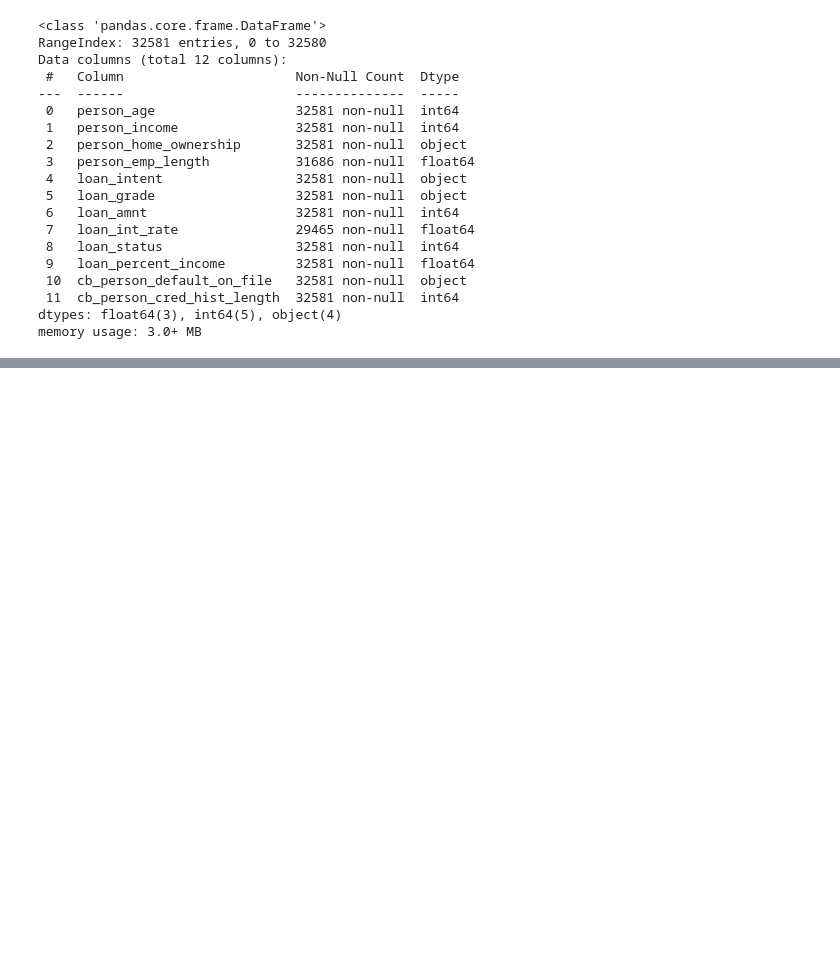
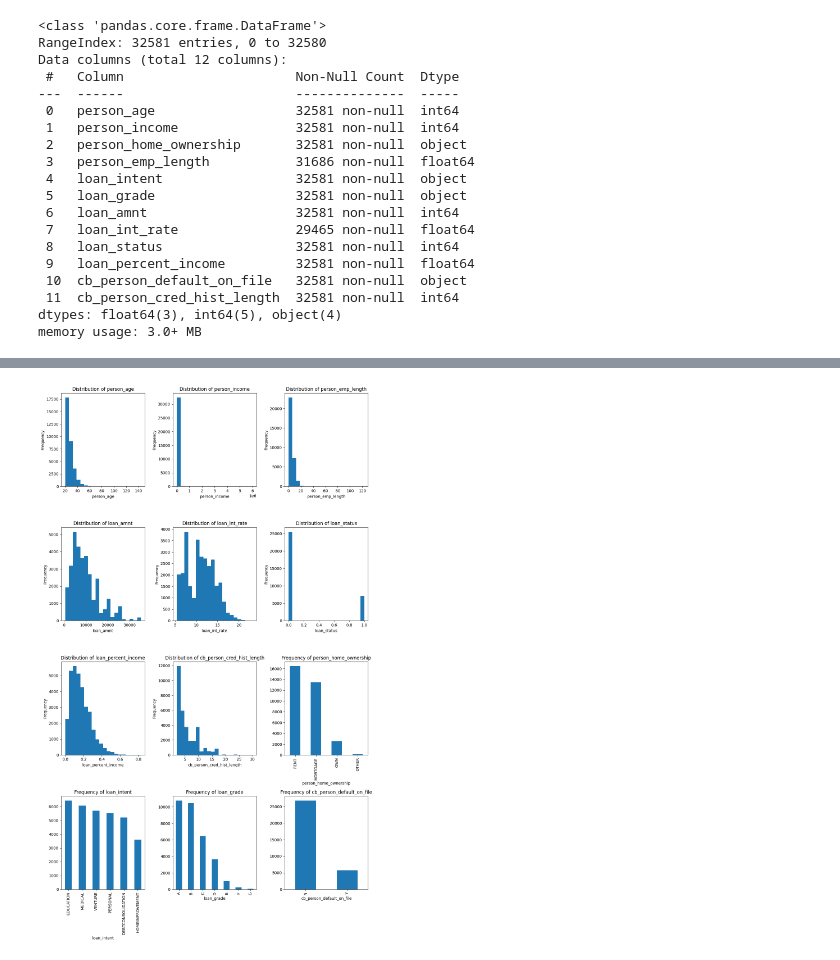
Before and after one commit to RANJUBISWAS/credit-risk-analysis, a Jupyter notebook: notebooks/eda.ipynb, the cells around one changed output, grey strips where cells are left out. Saved outputs shown, nothing was run; the diff lists cells and outputs as text; code cells hidden in the pictures; blank space fills up the shorter version.

```diff
--- a/notebooks/eda.ipynb
+++ b/notebooks/eda.ipynb
@@ -64,0 +96,32 @@ memory usage: 3.0+ MB
+# %%
+# Identify columns
+numeric_cols = df.select_dtypes(include='number').columns
+categorical_cols = df.select_dtypes(include='object').columns
+
+# Total number of plots
+total_cols = len(numeric_cols) + len(categorical_cols)
+cols_per_row = 3
+rows = (total_cols + cols_per_row - 1) // cols_per_row
+
+# Create subplots
+fig, axes = plt.subplots(rows, cols_per_row, figsize=(12, 5 * rows) )
+axes = axes.flatten()  # Flatten in case of multiple rows
+
+# Plot numeric columns as histograms
+for i, col in enumerate(numeric_cols):
+    df[col].plot(kind='hist', bins=20, ax=axes[i], title=f'Distribution of {col}')
+    axes[i].set_xlabel(col)
+
+# Plot categorical columns as bar charts
+for j, col in enumerate(categorical_cols, start=len(numeric_cols)):
+    df[col].value_counts().plot(kind='bar', ax=axes[j], title=f'Frequency of {col}')
+    axes[j].set_xlabel(col)
+
+# Hide any unused subplots
+for k in range(total_cols, len(axes)):
+    axes[k].set_visible(False)
+
+plt.tight_layout()
+plt.show()
+# %% [output]
+[figure, added]
```
Also changed, not shown: parts of 5 cells of this notebook, 1 other file.
